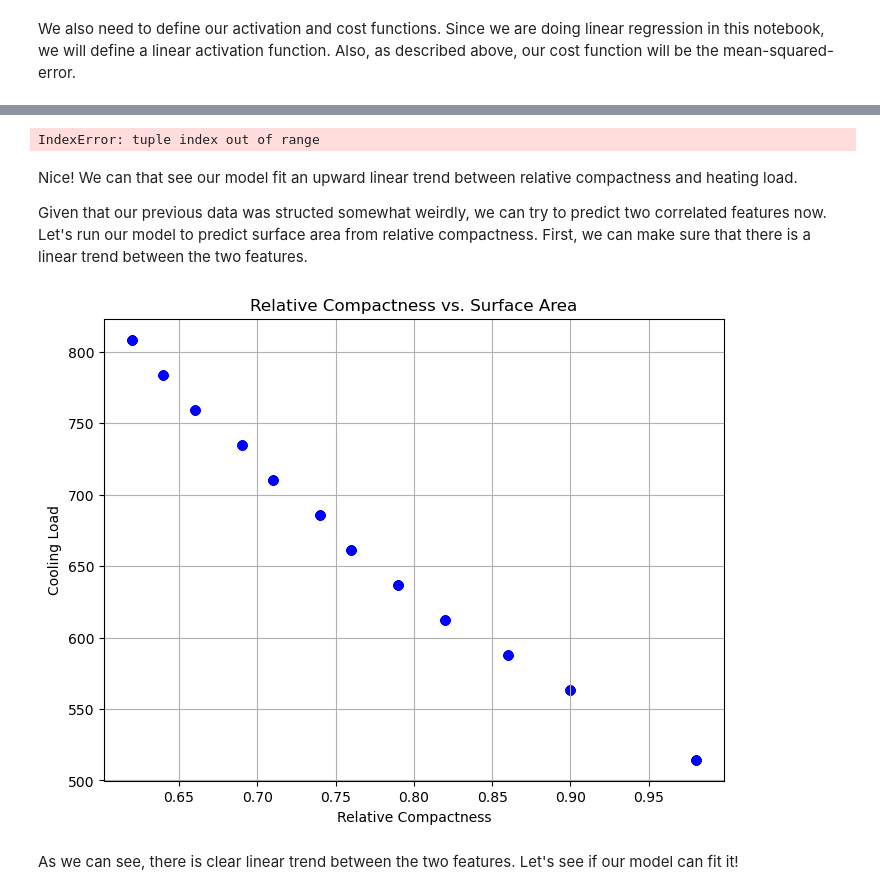
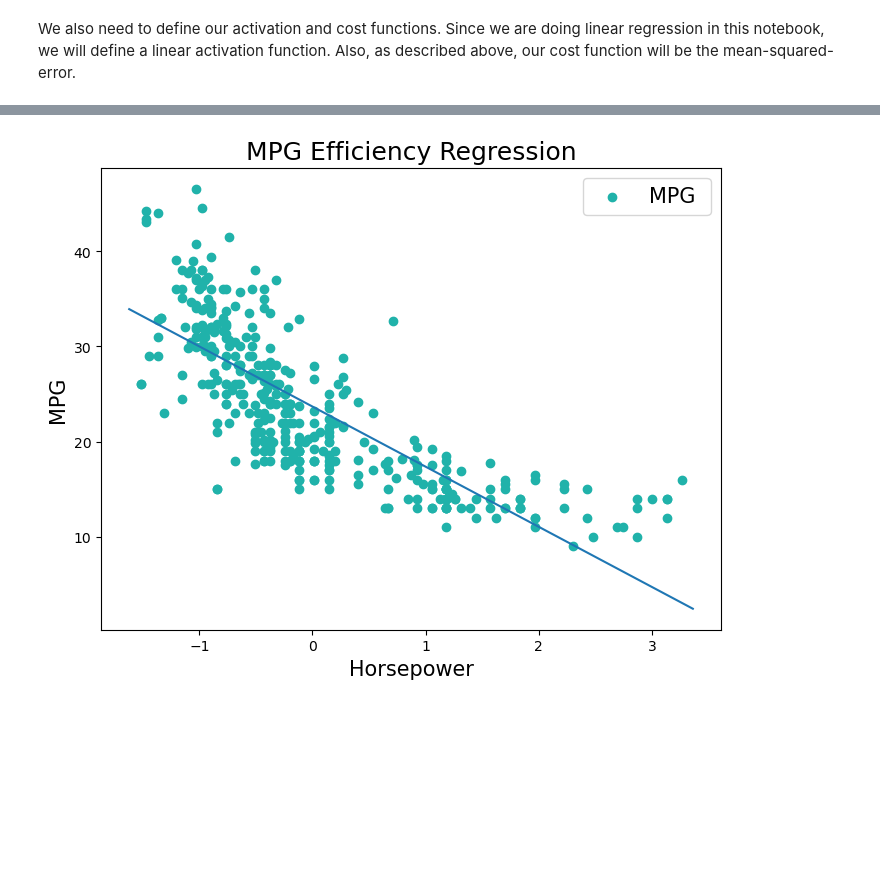
Before and after one commit to kritshan/INDE-577, a Jupyter notebook: Supervised Learning/Linear + Logistic Regression/linear_regression.ipynb, the cells around one changed output, grey strips where cells are left out. Cells and saved outputs as stored; diff of their text form; code cells hidden in the pictures; blank space fills up the shorter version.

```diff
--- a/Supervised Learning/Linear + Logistic Regression/linear_regression.ipynb
+++ b/Supervised Learning/Linear + Logistic Regression/linear_regression.ipynb
@@ -168,7 +168,7 @@ def linear_regression_activation(z):
 
     return z
 
-def mean_sqaured_error(y_hat, y):
+def mean_squared_error(y_hat, y):
     '''
     Mean Squared Error cost function
 
@@ -220,35 +220,19 @@ Due to the structure of our data, it appears that there are mutliple outcomes fo
 # %%
-neuron = SingleNeuron(linear_regression_activation, mean_sqaured_error)
+X = X.values.reshape(-1, 1)
+y = y.values
+
+neuron = SingleNeuron(linear_regression_activation, mean_squared_error)
 neuron.train(X, y, alpha=0.001, epochs=20000)
 
 domain = np.linspace(np.min(X) - .1, np.max(X) + .1, 100)
 
 plt.figure(figsize = (8, 6))
-plt.scatter(X, y, color = "lightseagreen", label = "Heating Load")
+plt.scatter(X, y, color = "lightseagreen", label = "MPG ")
 plt.plot(domain, neuron.predict(domain.reshape(-1, 1)))
-plt.xlabel("Relative Compactness", fontsize = 15)
-plt.ylabel("Heating Load", fontsize = 15)
-plt.title("Efficiency Regression", fontsize = 18)
+plt.xlabel("Horsepower", fontsize = 15)
+plt.ylabel("MPG", fontsize = 15)
+plt.title("MPG Efficiency Regression", fontsize = 18)
 plt.legend(fontsize = 15)
 plt.show()
 # %% [output]
-IndexError: tuple index out of range
+[figure, added]
-# %% [markdown]
-Nice! We can that see our model fit an upward linear trend between relative compactness and heating load.
-
-Given that our previous data was structed somewhat weirdly, we can try to predict two correlated features now. Let's run our model to predict surface area from relative compactness. First, we can make sure that there is a linear trend between the two features.
-# %%
-X = energy['X1'].values.reshape(-1, 1)
-y = energy['X2'].values
-
-plt.figure(figsize=(8, 6))
-plt.scatter(X, y, color='blue', alpha=0.5)
-plt.title('Relative Compactness vs. Surface Area')
-plt.xlabel('Relative Compactness')
-plt.ylabel('Cooling Load')
-plt.grid(True)
-plt.show()
-# %% [output]
-[figure, removed]
-# %% [markdown]
-As we can see, there is clear linear trend between the two features. Let's see if our model can fit it!
```
Also changed, not shown: parts of 5 cells of this notebook, 3 other files.
